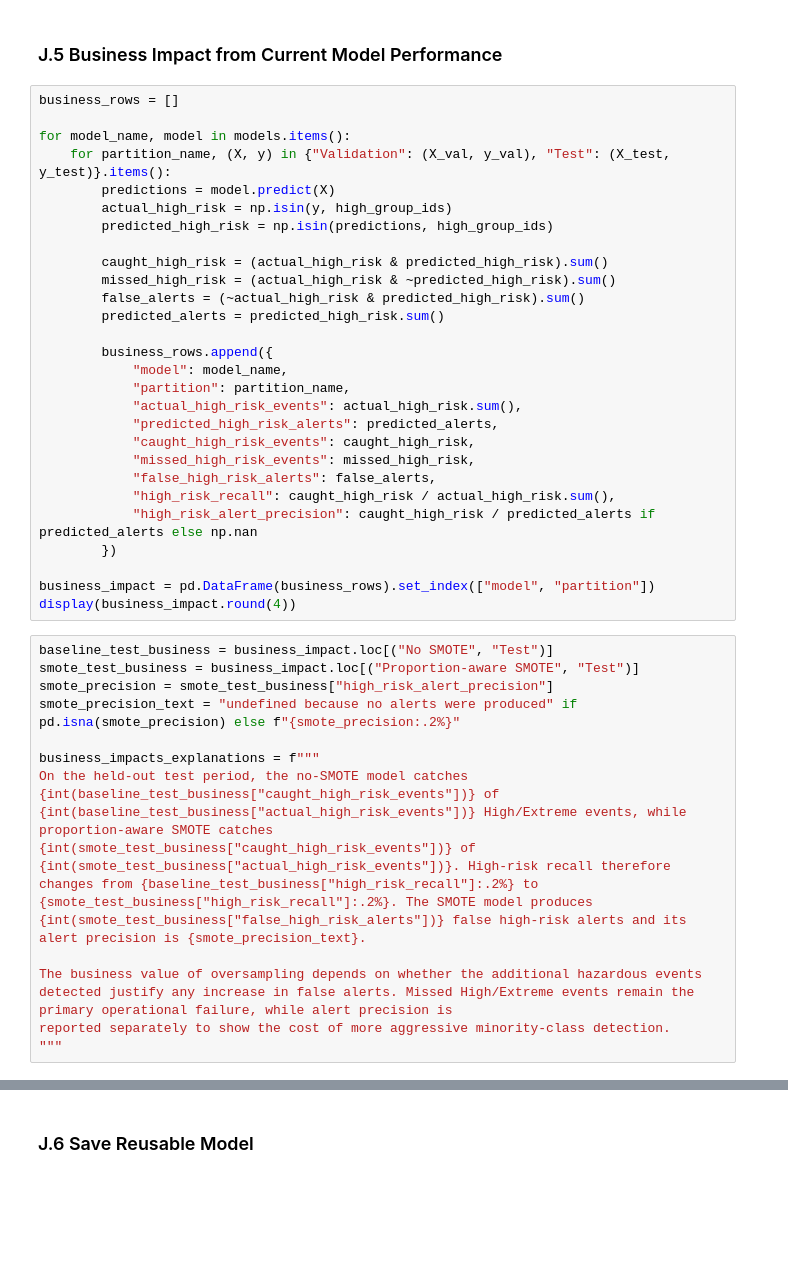
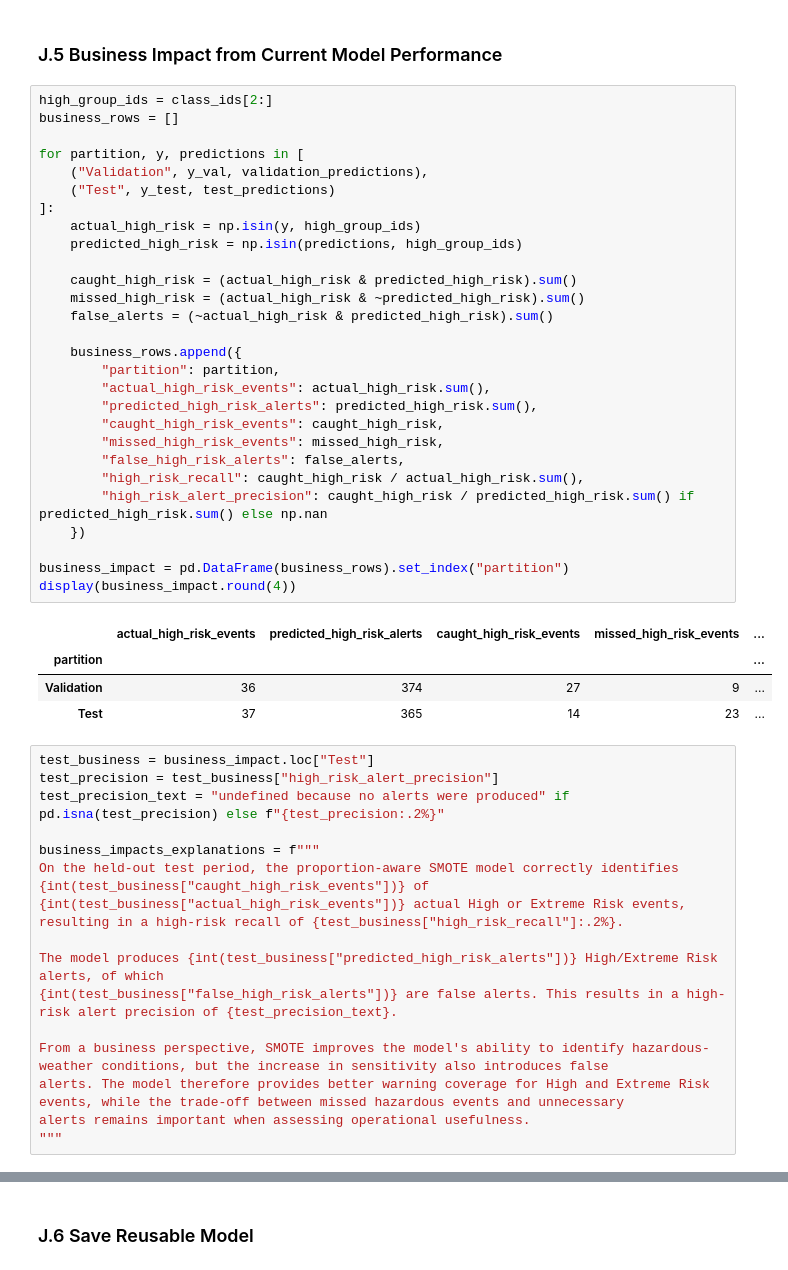
Before and after one commit to RP28/36120-26SP-AT2-26294153-experiments, a Jupyter notebook: notebooks/weather_hazard/36120_26SP_AT2_26294153_experiment_2.ipynb, the cells around one changed output, grey strips where cells are left out. Drawn from its saved outputs; the diff is of its cells as text; blank space fills up the shorter version.

```diff
--- a/notebooks/weather_hazard/36120_26SP_AT2_26294153_experiment_2.ipynb
+++ b/notebooks/weather_hazard/36120_26SP_AT2_26294153_experiment_2.ipynb
@@ -639,46 +629,54 @@ print_tile(size="h3", key="model_performance_explanations", value=model_performa
 # %% [markdown]
 ### J.5 Business Impact from Current Model Performance
 # %%
+high_group_ids = class_ids[2:]
 business_rows = []
 
-for model_name, model in models.items():
-    for partition_name, (X, y) in {"Validation": (X_val, y_val), "Test": (X_test, y_test)}.items():
-        predictions = model.predict(X)
-        actual_high_risk = np.isin(y, high_group_ids)
-        predicted_high_risk = np.isin(predictions, high_group_ids)
+for partition, y, predictions in [
+    ("Validation", y_val, validation_predictions),
+    ("Test", y_test, test_predictions)
+]:
+    actual_high_risk = np.isin(y, high_group_ids)
+    predicted_high_risk = np.isin(predictions, high_group_ids)
 
-        caught_high_risk = (actual_high_risk & predicted_high_risk).sum()
-        missed_high_risk = (actual_high_risk & ~predicted_high_risk).sum()
-        false_alerts = (~actual_high_risk & predicted_high_risk).sum()
-        predicted_alerts = predicted_high_risk.sum()
+    caught_high_risk = (actual_high_risk & predicted_high_risk).sum()
+    missed_high_risk = (actual_high_risk & ~predicted_high_risk).sum()
+    false_alerts = (~actual_high_risk & predicted_high_risk).sum()
 
-        business_rows.append({
-            "model": model_name,
-            "partition": partition_name,
-            "actual_high_risk_events": actual_high_risk.sum(),
-            "predicted_high_risk_alerts": predicted_alerts,
-            "caught_high_risk_events": caught_high_risk,
-            "missed_high_risk_events": missed_high_risk,
-            "false_high_risk_alerts": false_alerts,
-            "high_risk_recall": caught_high_risk / actual_high_risk.sum(),
-            "high_risk_alert_precision": caught_high_risk / predicted_alerts if predicted_alerts else np.nan
-        })
+    business_rows.append({
+        "partition": partition,
+        "actual_high_risk_events": actual_high_risk.sum(),
+        "predicted_high_risk_alerts": predicted_high_risk.sum(),
+        "caught_high_risk_events": caught_high_risk,
+        "missed_high_risk_events": missed_high_risk,
+        "false_high_risk_alerts": false_alerts,
+        "high_risk_recall": caught_high_risk / actual_high_risk.sum(),
+        "high_risk_alert_precision": caught_high_risk / predicted_high_risk.sum() if predicted_high_risk.sum() else np.nan
+    })
 
-business_impact = pd.DataFrame(business_rows).set_index(["model", "partition"])
+business_impact = pd.DataFrame(business_rows).set_index("partition")
 display(business_impact.round(4))
+# %% [output]
+|  | actual_high_risk_events | predicted_high_risk_alerts | caught_high_risk_events | missed_high_risk_events | ... |
+| partition |  |  |  |  | ... |
+| Validation | 36 | 374 | 27 | 9 | ... |
+| Test | 37 | 365 | 14 | 23 | ... |
 # %%
-baseline_test_business = business_impact.loc[("No SMOTE", "Test")]
-smote_test_business = business_impact.loc[("Proportion-aware SMOTE", "Test")]
-smote_precision = smote_test_business["high_risk_alert_precision"]
-smote_precision_text = "undefined because no alerts were produced" if pd.isna(smote_precision) else f"{smote_precision:.2%}"
+test_business = business_impact.loc["Test"]
+test_precision = test_business["high_risk_alert_precision"]
+test_precision_text = "undefined because no alerts were produced" if pd.isna(test_precision) else f"{test_precision:.2%}"
 
 business_impacts_explanations = f"""
-On the held-out test period, the no-SMOTE model catches {int(baseline_test_business["caught_high_risk_events"])} of {int(baseline_test_business["actual_high_risk_events"])} High/Extreme events, while proportion-aware SMOTE catches
-{int(smote_test_business["caught_high_risk_events"])} of {int(smote_test_business["actual_high_risk_events"])}. High-risk recall therefore changes from {baseline_test_business["high_risk_recall"]:.2%} to
-{smote_test_business["high_risk_recall"]:.2%}. The SMOTE model produces {int(smote_test_business["false_high_risk_alerts"])} false high-risk alerts and its alert precision is {smote_precision_text}.
+On the held-out test period, the proportion-aware SMOTE model correctly identifies
+{int(test_business["caught_high_risk_events"])} of {int(test_business["actual_high_risk_events"])} actual High or Extreme Risk events,
+resulting in a high-risk recall of {test_business["high_risk_recall"]:.2%}.
 
-The business value of oversampling depends on whether the additional hazardous events detected justify any increase in false alerts. Missed High/Extreme events remain the primary operational failure, while alert precision is
-reported separately to show the cost of more aggressive minority-class detection.
+The model produces {int(test_business["predicted_high_risk_alerts"])} High/Extreme Risk alerts, of which
+{int(test_business["false_high_risk_alerts"])} are false alerts. This results in a high-risk alert precision of {test_precision_text}.
+
+From a business perspective, SMOTE improves the model's ability to identify hazardous-weather conditions, but the increase in sensitivity also introduces false
+alerts. The model therefore provides better warning coverage for High and Extreme Risk events, while the trade-off between missed hazardous events and unnecessary
+alerts remains important when assessing operational usefulness.
 """
 # %%
 # Do not modify this code
```
Also changed, not shown: parts of 14 cells of this notebook, 5 other files.
